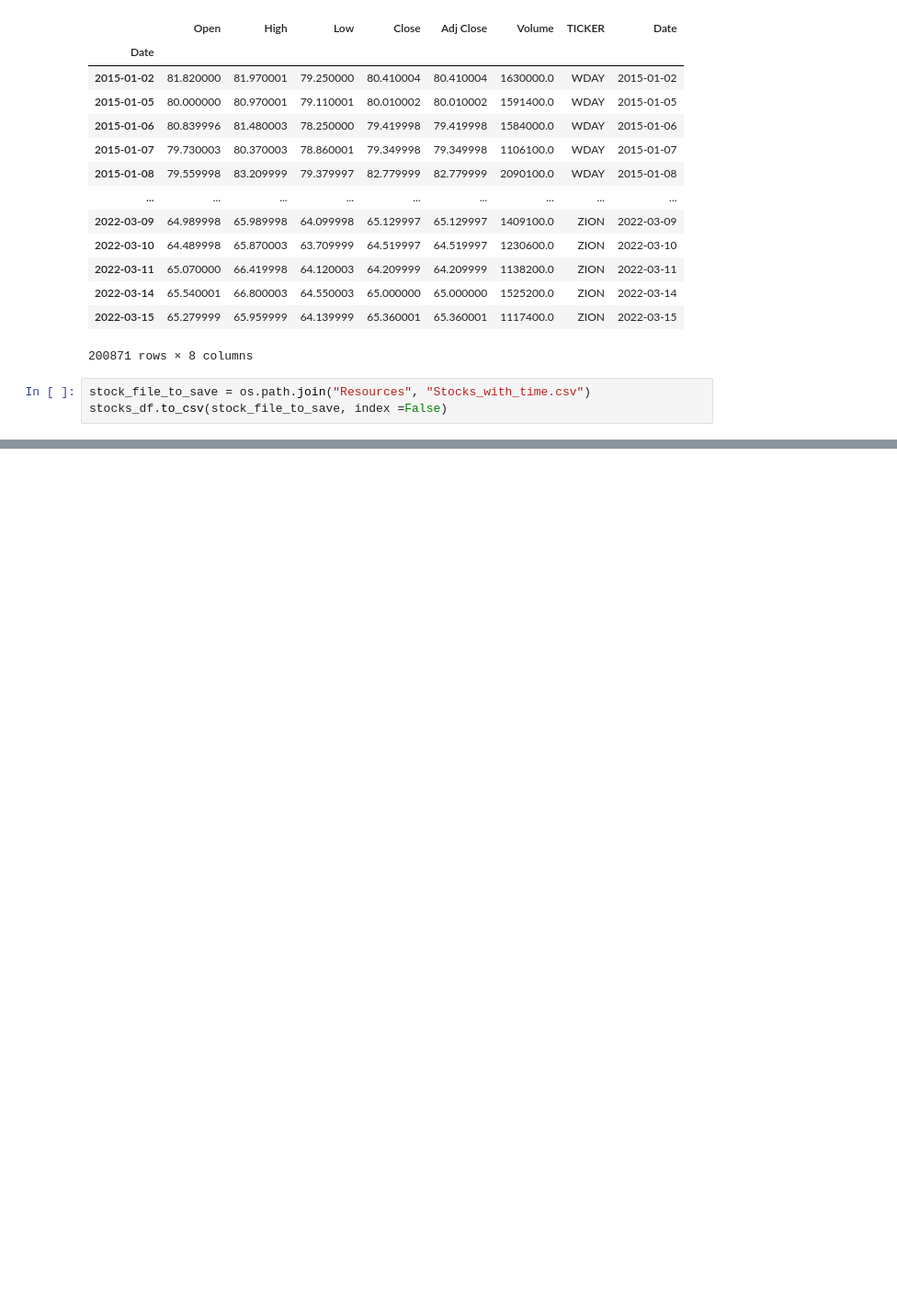
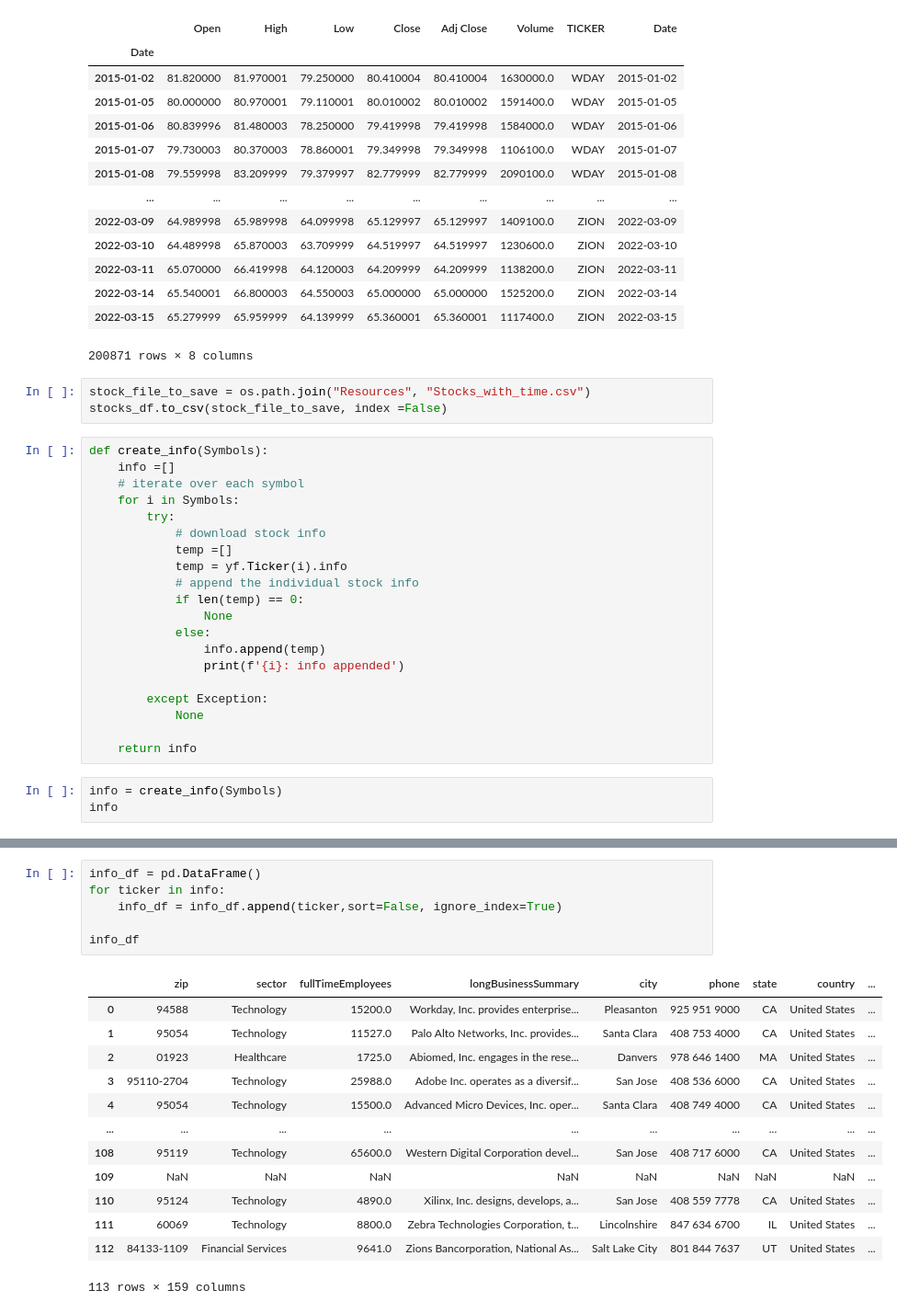
Before and after one commit to sucharita1/ESG_investing_analysis, a Jupyter notebook: Extract_stocks_time_data.ipynb, the cells around one changed output, grey strips where cells are left out. Shown at 92% size. Drawn from its saved outputs; the diff is of its cells as text; blank space fills up the shorter version.

Commit message:
added Stocks_info.csv with stock info and EDA

```diff
--- a/Extract_stocks_time_data.ipynb
+++ b/Extract_stocks_time_data.ipynb
@@ -133,3 +133,26 @@ stocks_df
 # %%
 stock_file_to_save = os.path.join("Resources", "Stocks_with_time.csv")
 stocks_df.to_csv(stock_file_to_save, index =False)
+# %%
+def create_info(Symbols):
+    info =[]
+    # iterate over each symbol
+    for i in Symbols:
+        try:
+            # download stock info
+            temp =[]
+            temp = yf.Ticker(i).info
+            # append the individual stock info
+            if len(temp) == 0:
+                None
+            else:
+                info.append(temp)
+                print(f'{i}: info appended')
+
+        except Exception:
+            None
+
+    return info
+# %%
+info = create_info(Symbols)
+info
@@ -135,0 +194,20 @@ stocks_df.to_csv(stock_file_to_save, index =False)
+# %%
+info_df = pd.DataFrame()
+for ticker in info:
+    info_df = info_df.append(ticker,sort=False, ignore_index=True)
+
+info_df
+# %% [output]
+|  | zip | sector | fullTimeEmployees | longBusinessSummary | city | phone | state | country | ... |
+| 0 | 94588 | Technology | 15200.0 | Workday, Inc. provides enterprise... | Pleasanton | 925 951 9000 | CA | United States | ... |
+| 1 | 95054 | Technology | 11527.0 | Palo Alto Networks, Inc. provides... | Santa Clara | 408 753 4000 | CA | United States | ... |
+| 2 | 01923 | Healthcare | 1725.0 | Abiomed, Inc. engages in the rese... | Danvers | 978 646 1400 | MA | United States | ... |
+| 3 | 95110-2704 | Technology | 25988.0 | Adobe Inc. operates as a diversif... | San Jose | 408 536 6000 | CA | United States | ... |
+| 4 | 95054 | Technology | 15500.0 | Advanced Micro Devices, Inc. oper... | Santa Clara | 408 749 4000 | CA | United States | ... |
+| ... | ... | ... | ... | ... | ... | ... | ... | ... | ... |
+| 108 | 95119 | Technology | 65600.0 | Western Digital Corporation devel... | San Jose | 408 717 6000 | CA | United States | ... |
+| 109 | NaN | NaN | NaN | NaN | NaN | NaN | NaN | NaN | ... |
+| 110 | 95124 | Technology | 4890.0 | Xilinx, Inc. designs, develops, a... | San Jose | 408 559 7778 | CA | United States | ... |
+| 111 | 60069 | Technology | 8800.0 | Zebra Technologies Corporation, t... | Lincolnshire | 847 634 6700 | IL | United States | ... |
+| 112 | 84133-1109 | Financial Services | 9641.0 | Zions Bancorporation, National As... | Salt Lake City | 801 844 7637 | UT | United States | ... |
+113 rows × 159 columns
```
Also changed, not shown: parts of 16 cells of this notebook, 6 other files.
